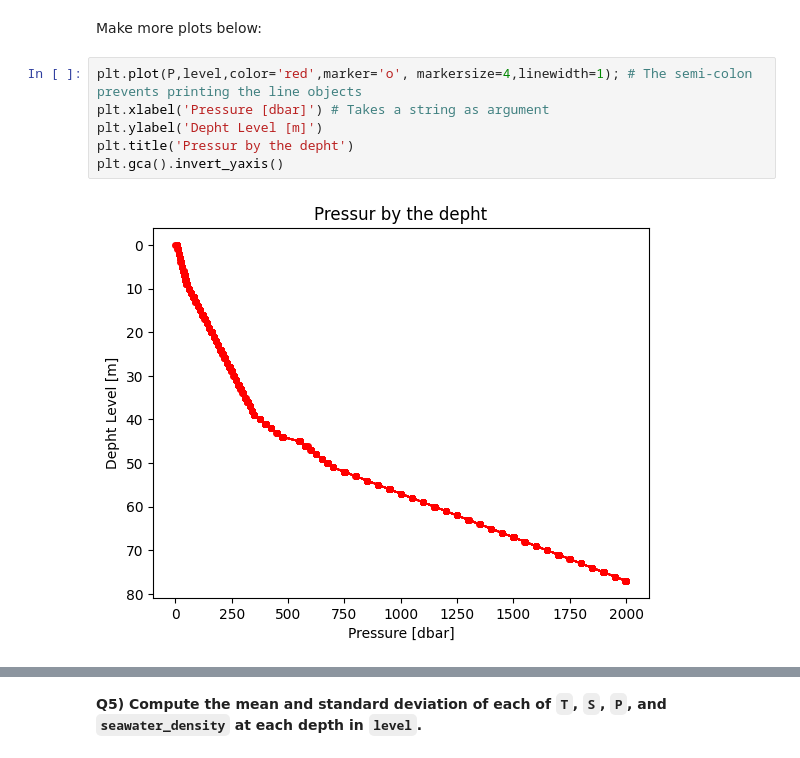
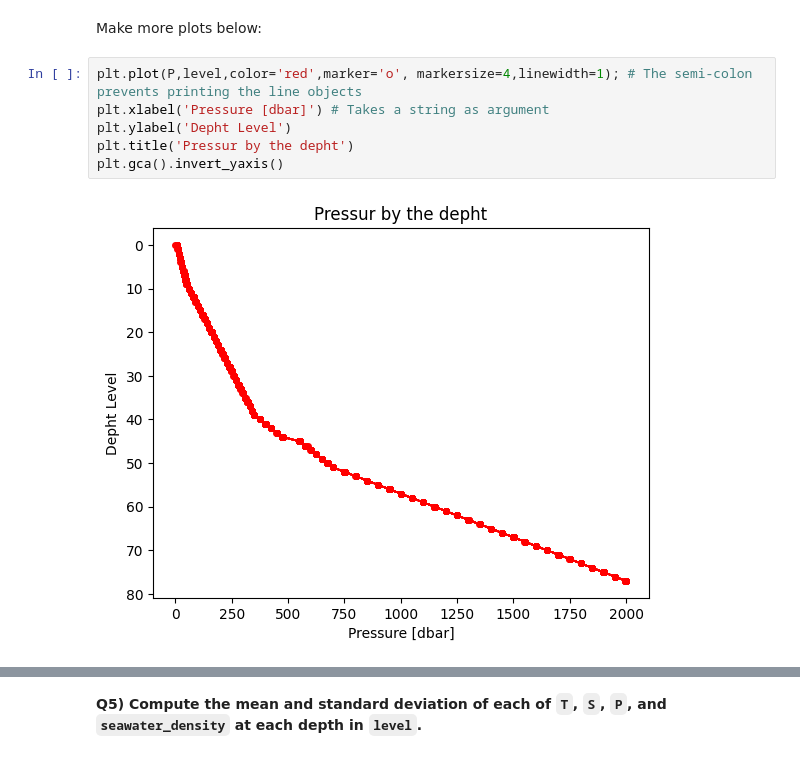
Before and after one commit to Polo-brap/2024_Intro_Python, a Jupyter notebook: ML_EES/IP/W2_S1.ipynb, the cells around one changed output, grey strips where cells are left out. Drawn from its saved outputs; the diff is of its cells as text.

```diff
--- a/ML_EES/IP/W2_S1.ipynb
+++ b/ML_EES/IP/W2_S1.ipynb
@@ -273,11 +273,11 @@ Make more plots below:
 # %%
 plt.plot(P,level,color='red',marker='o', markersize=4,linewidth=1); # The semi-colon prevents printing the line objects
 plt.xlabel('Pressure [dbar]') # Takes a string as argument
-plt.ylabel('Depht Level [m]')
+plt.ylabel('Depht Level')
 plt.title('Pressur by the depht')
 plt.gca().invert_yaxis()
 # %% [output]
-[figure, old version]
+[figure, new version]
 # %%
 plt.plot(RD,level); # The semi-colon prevents printing the line objects
 plt.xlabel('Relative density [kg/m3]') # Takes a string as argument
```
Also changed, not shown: parts of 15 cells of this notebook.
